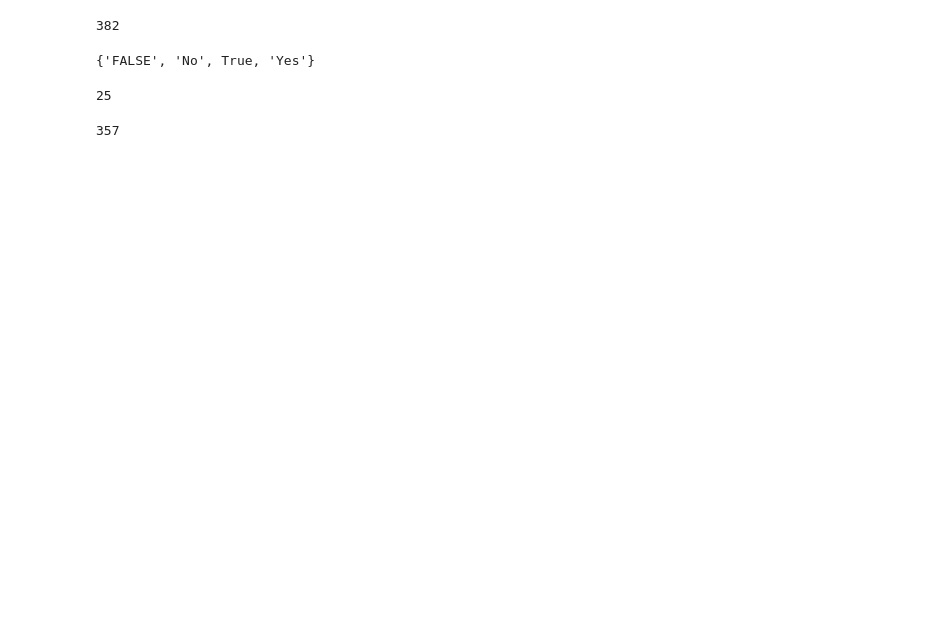
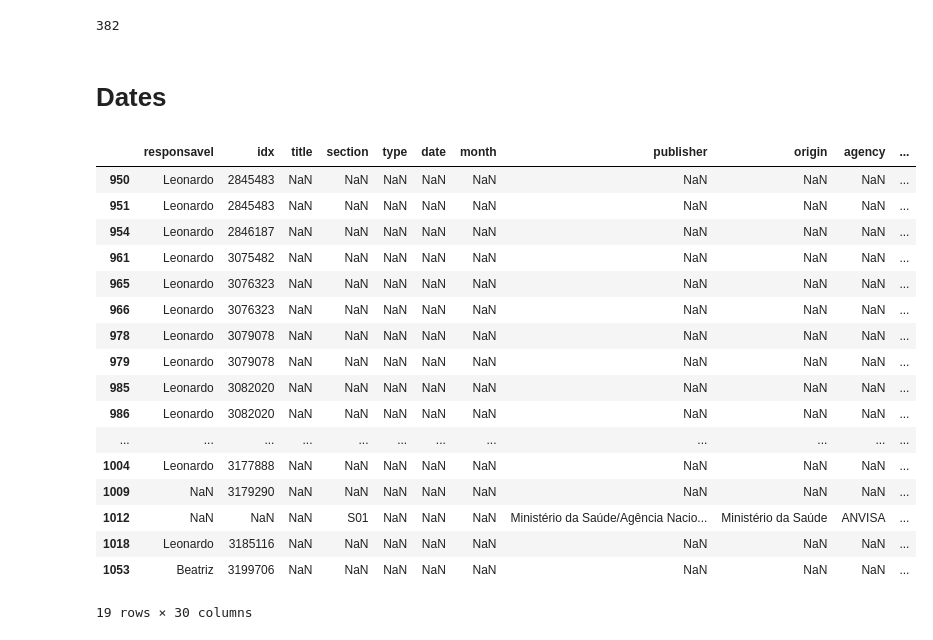
Before and after one commit to HLovisiEnnes/DOU_OMS, a Jupyter notebook: AnaliseDeDados.ipynb, the cells around one changed output. Drawn from its saved outputs; the diff is of its cells as text; code cells hidden in the pictures; blank space fills up the shorter version.

```diff
--- a/AnaliseDeDados.ipynb
+++ b/AnaliseDeDados.ipynb
@@ -530,15 +443,5 @@ plt.show()
 exerc_prof_liberais
 # %% [output]
 382
-# %%
-set(dt[dt['origin'] == 'Entidades de Fiscalização do Exercício das Profissões Liberais']['mencao_covid'])
-# %% [output]
-{'FALSE', 'No', True, 'Yes'}
-# %%
-len(dt[(dt['origin'] == 'Entidades de Fiscalização do Exercício das Profissões Liberais') & ((dt['mencao_covid'] == 'FALSE')|(dt['mencao_covid'] == 'No'))])
-# %% [output]
-25
-# %%
-382-25
-# %% [output]
-357
+# %% [markdown]
+# Dates
@@ -544,0 +451,21 @@ len(dt[(dt['origin'] == 'Entidades de Fiscalização do Exercício das Profissõ
+# %%
+dou[dou['date'].isna()]
+# %% [output]
+|  | responsavel | idx | title | section | type | date | month | publisher | origin | agency | ... |
+| 950 | Leonardo | 2845483 | NaN | NaN | NaN | NaN | NaN | NaN | NaN | NaN | ... |
+| 951 | Leonardo | 2845483 | NaN | NaN | NaN | NaN | NaN | NaN | NaN | NaN | ... |
+| 954 | Leonardo | 2846187 | NaN | NaN | NaN | NaN | NaN | NaN | NaN | NaN | ... |
+| 961 | Leonardo | 3075482 | NaN | NaN | NaN | NaN | NaN | NaN | NaN | NaN | ... |
+| 965 | Leonardo | 3076323 | NaN | NaN | NaN | NaN | NaN | NaN | NaN | NaN | ... |
+| 966 | Leonardo | 3076323 | NaN | NaN | NaN | NaN | NaN | NaN | NaN | NaN | ... |
+| 978 | Leonardo | 3079078 | NaN | NaN | NaN | NaN | NaN | NaN | NaN | NaN | ... |
+| 979 | Leonardo | 3079078 | NaN | NaN | NaN | NaN | NaN | NaN | NaN | NaN | ... |
+| 985 | Leonardo | 3082020 | NaN | NaN | NaN | NaN | NaN | NaN | NaN | NaN | ... |
+| 986 | Leonardo | 3082020 | NaN | NaN | NaN | NaN | NaN | NaN | NaN | NaN | ... |
+| ... | ... | ... | ... | ... | ... | ... | ... | ... | ... | ... | ... |
+| 1004 | Leonardo | 3177888 | NaN | NaN | NaN | NaN | NaN | NaN | NaN | NaN | ... |
+| 1009 | NaN | 3179290 | NaN | NaN | NaN | NaN | NaN | NaN | NaN | NaN | ... |
+| 1012 | NaN | NaN | NaN | S01 | NaN | NaN | NaN | Ministério da Saúde/Agência Nacio... | Ministério da Saúde | ANVISA | ... |
+| 1018 | Leonardo | 3185116 | NaN | NaN | NaN | NaN | NaN | NaN | NaN | NaN | ... |
+| 1053 | Beatriz | 3199706 | NaN | NaN | NaN | NaN | NaN | NaN | NaN | NaN | ... |
+19 rows × 30 columns
```
Also changed, not shown: parts of 62 cells of this notebook, 8 other files.
